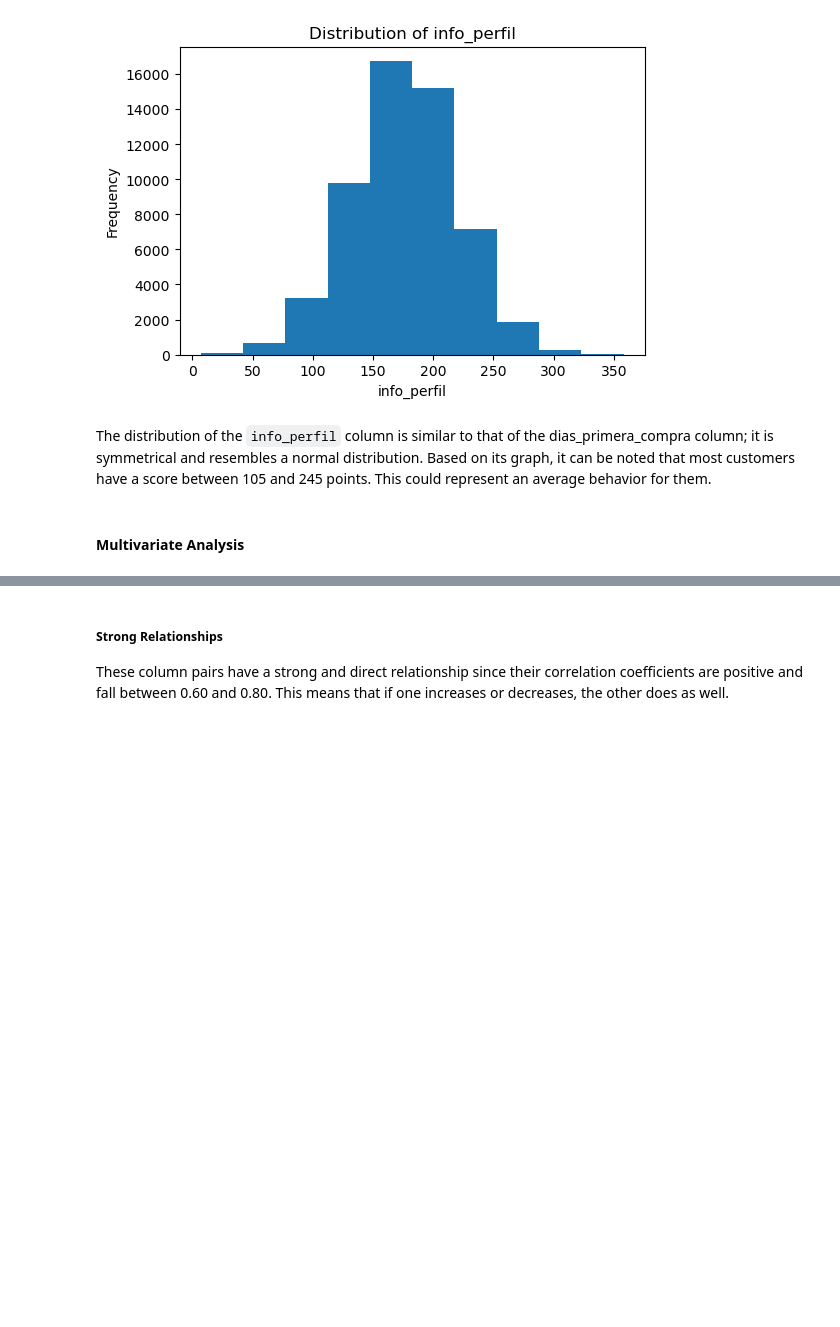
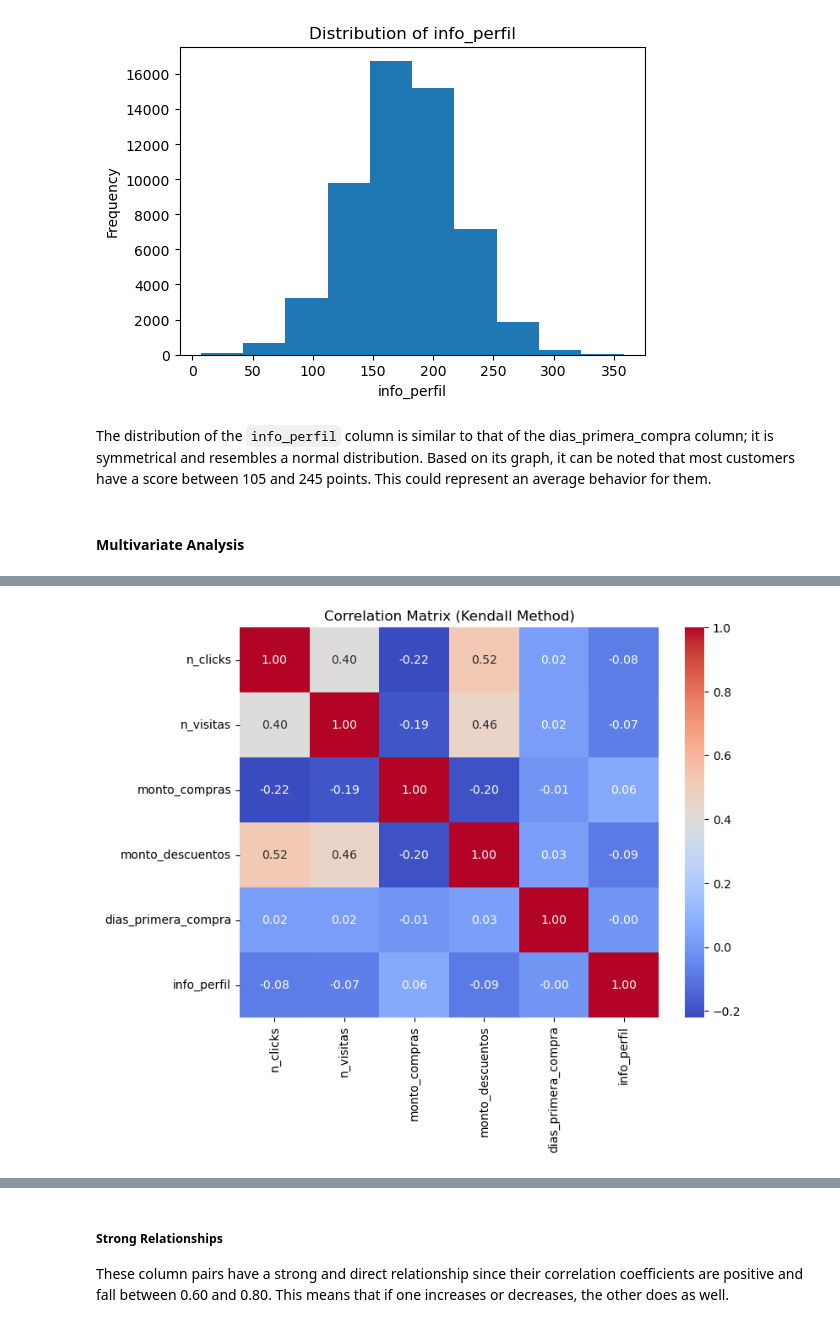
Before and after one commit to davexat/Client_Segmentation_Dashboard, a Jupyter notebook: notebooks/1.0_jtd_exploratory_data_analysis.ipynb, the cells around one changed output, grey strips where cells are left out. Cells and saved outputs as stored; diff of their text form; code cells hidden in the pictures; blank space fills up the shorter version.

```diff
--- a/notebooks/1.0_jtd_exploratory_data_analysis.ipynb
+++ b/notebooks/1.0_jtd_exploratory_data_analysis.ipynb
@@ -105,0 +100,5 @@ plt.show()
+# %%
+# Viewing non lineal correlation
+plot_correlation_matrix(df, "kendall")
+# %% [output]
+[figure, added]
```
Also changed, not shown: parts of 36 cells of this notebook, 8 other files.
